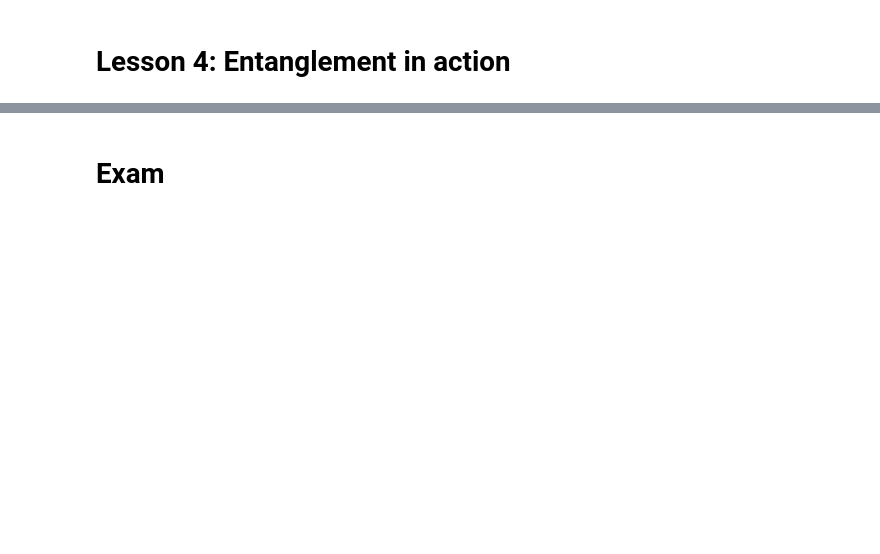
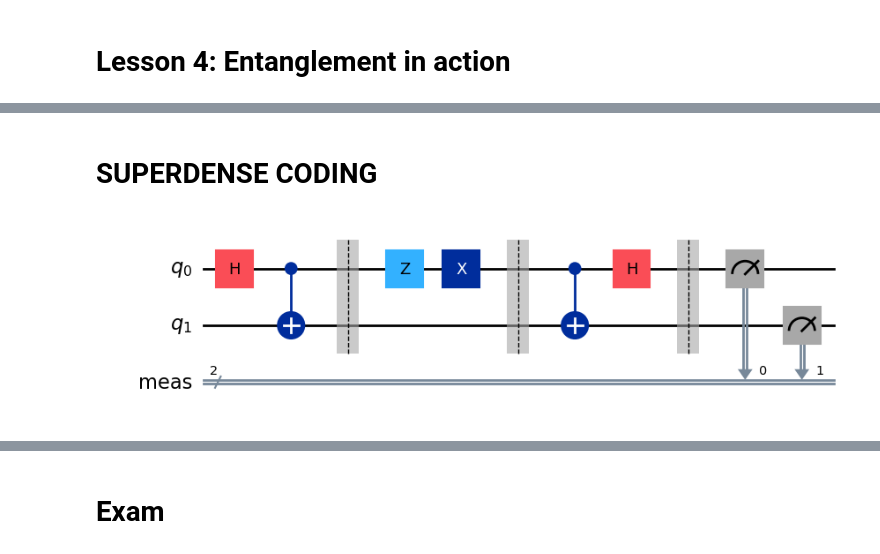
Before and after one commit to EvaaVos/Quantum_Computing_Course, a Jupyter notebook: Qiskit/Unit1_BasicQInformation.ipynb, the cells around one changed output, grey strips where cells are left out. Saved outputs shown, nothing was run; the diff lists cells and outputs as text; code cells hidden in the pictures; blank space fills up the shorter version.

```diff
--- a/Qiskit/Unit1_BasicQInformation.ipynb
+++ b/Qiskit/Unit1_BasicQInformation.ipynb
@@ -377,0 +380,38 @@ display(plot_histogram(filtered_statistics))
+# %% [markdown]
+# SUPERDENSE CODING
+# %%
+## Generating Superdense coding protocol
+
+superdense= QuantumCircuit(2)
+
+## Initial bits
+
+a="1"
+b="1"
+
+## Prepare e-bit
+
+superdense.h(0)
+superdense.cx(0,1)
+superdense.barrier()
+
+## Alice's operations
+
+if b == "1":
+  superdense.z(0)
+if a == "1":
+  superdense.x(0)
+superdense.barrier()
+
+## Bob's operations
+
+superdense.cx(0,1)
+superdense.h(0)
+
+## Measurement
+
+superdense.measure_all()
+
+display(superdense.draw(output="mpl"))
+# %% [output]
+[figure, added]
```
Also changed, not shown: parts of 20 cells of this notebook.
